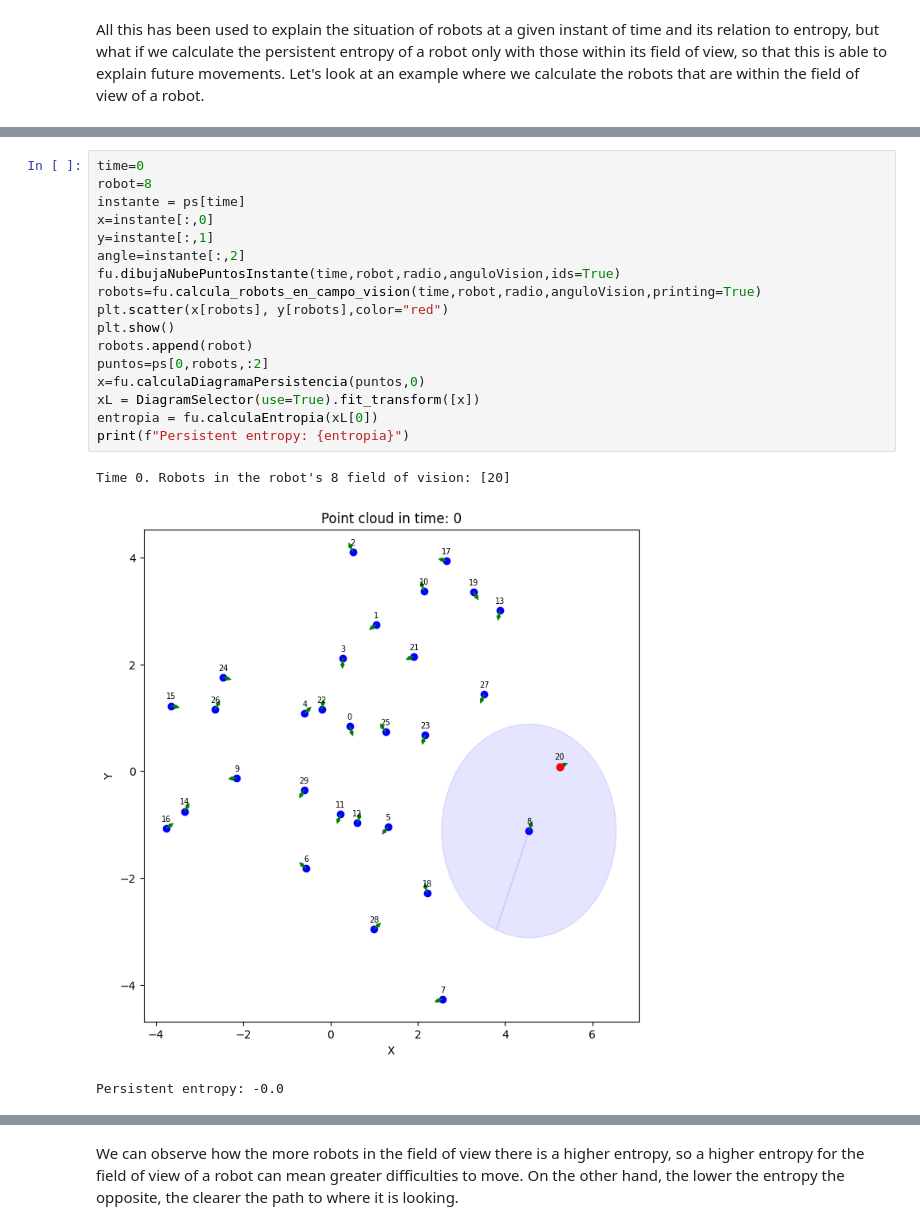
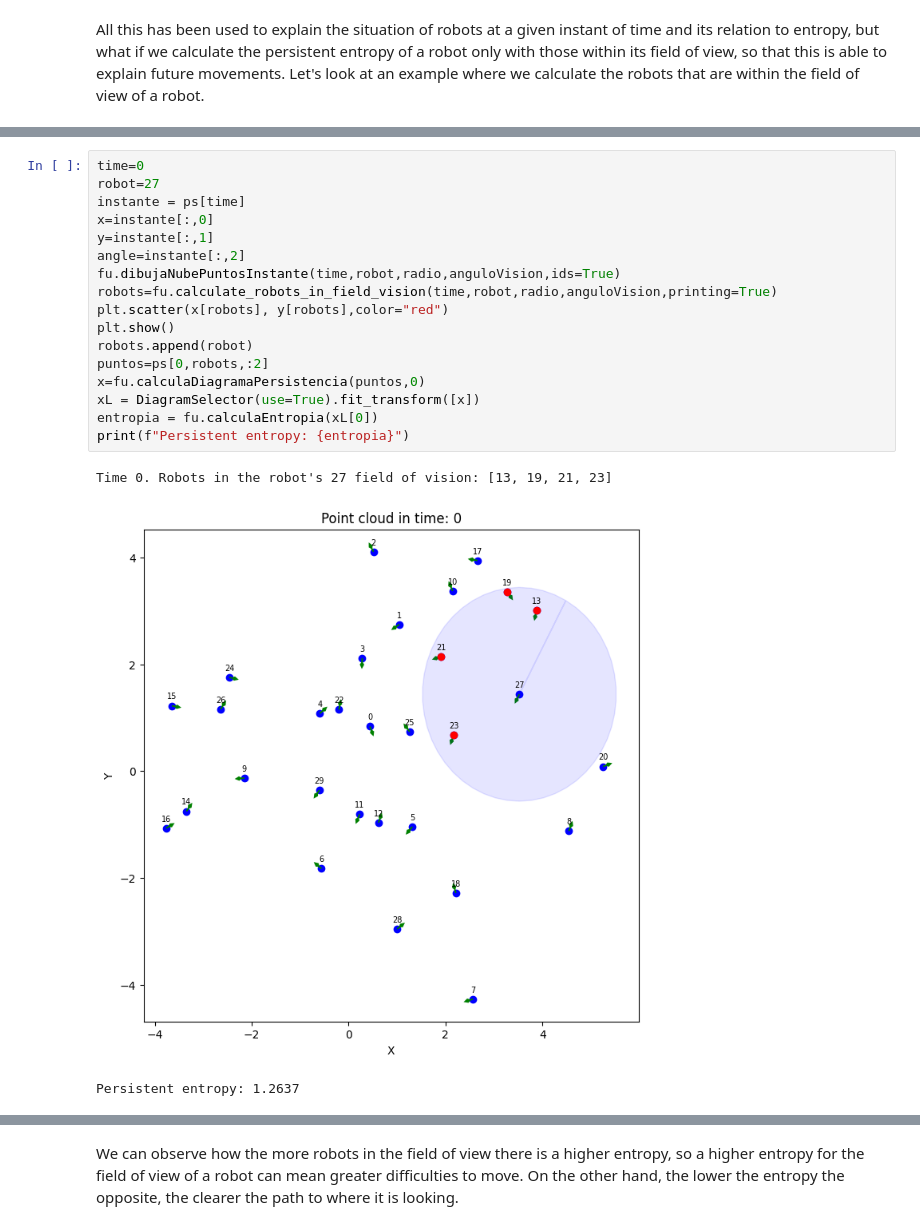
Before and after one commit to victosdur77/Task6.3.2, a Jupyter notebook: PersistentEntropy.ipynb, the cells around one changed output, grey strips where cells are left out. Cells and saved outputs as stored; diff of their text form.

```diff
--- a/PersistentEntropy.ipynb
+++ b/PersistentEntropy.ipynb
@@ -258,25 +258,25 @@ Time 0. Robots in the robot's 0 field of vision: [3, 4, 11, 12, 21, 22, 23, 25,
 Persistent entropy: 1.9346
 # %%
 time=0
-robot=8
+robot=27
 instante = ps[time]
 x=instante[:,0]
 y=instante[:,1]
 angle=instante[:,2]
 fu.dibujaNubePuntosInstante(time,robot,radio,anguloVision,ids=True)
-robots=fu.calcula_robots_en_campo_vision(time,robot,radio,anguloVision,printing=True)
+robots=fu.calculate_robots_in_field_vision(time,robot,radio,anguloVision,printing=True)
 plt.scatter(x[robots], y[robots],color="red")
 plt.show()
 robots.append(robot)
 puntos=ps[0,robots,:2]
 x=fu.calculaDiagramaPersistencia(puntos,0)
 xL = DiagramSelector(use=True).fit_transform([x])
 entropia = fu.calculaEntropia(xL[0])
 print(f"Persistent entropy: {entropia}")
 # %% [output]
-Time 0. Robots in the robot's 8 field of vision: [20]
+Time 0. Robots in the robot's 27 field of vision: [13, 19, 21, 23]
-[figure, old version]
+[figure, new version]
-Persistent entropy: -0.0
+Persistent entropy: 1.2637
 # %%
 time=0
 robot=3
```
Also changed, not shown: parts of 22 cells of this notebook, 3 other files.
